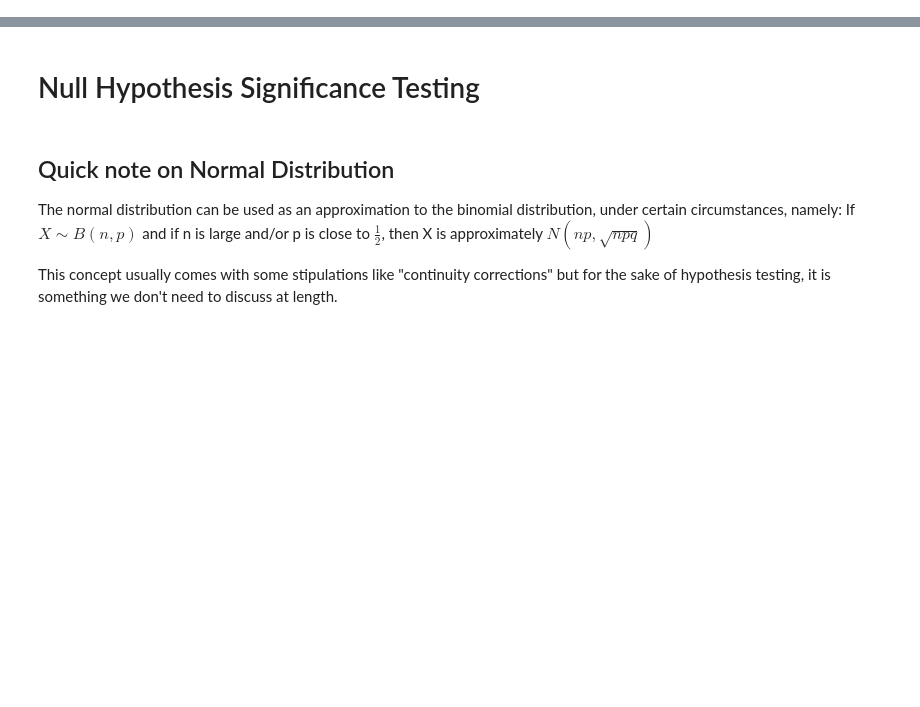
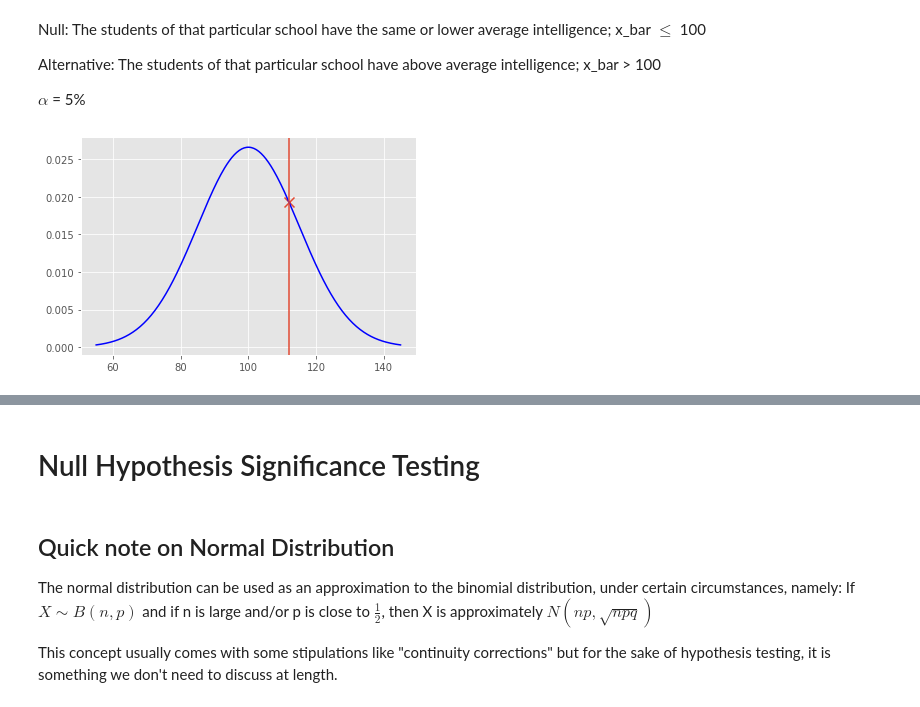
Before and after one commit to MekdiYilma/notes, a Jupyter notebook: hypothesis-testing/hypothesis-testing-heather.ipynb, the cells around one changed output, grey strips where cells are left out. Drawn from its saved outputs; the diff is of its cells as text; code cells hidden in the pictures; blank space fills up the shorter version.

```diff
--- a/hypothesis-testing/hypothesis-testing-heather.ipynb
+++ b/hypothesis-testing/hypothesis-testing-heather.ipynb
@@ -0,0 +1,27 @@
+# %% [markdown]
+Null: The students of that particular school have the same or lower average intelligence; x_bar $\leq$ 100
+
+Alternative: The students of that particular school have above average intelligence; x_bar > 100
+
+$\alpha$ = 5%
+# %%
+from scipy import stats
+import numpy as np
+import matplotlib.pyplot as plt
+
+plt.style.use('ggplot')
+
+mu = 100
+sigma = 15
+x_bar = 112
+
+intelligence = stats.norm(loc=mu, scale=sigma)
+
+fig, ax = plt.subplots()
+
+x = np.linspace(mu-3*sigma, mu+3*sigma, 250)
+ax.plot(x, intelligence.pdf(x), color='blue' )
+ax.scatter(x_bar, intelligence.pdf(x_bar), marker='x', s=100)
+ax.axvline(x_bar);
+# %% [output]
+[figure, added]
```
Also changed, not shown: parts of 30 cells of this notebook.
